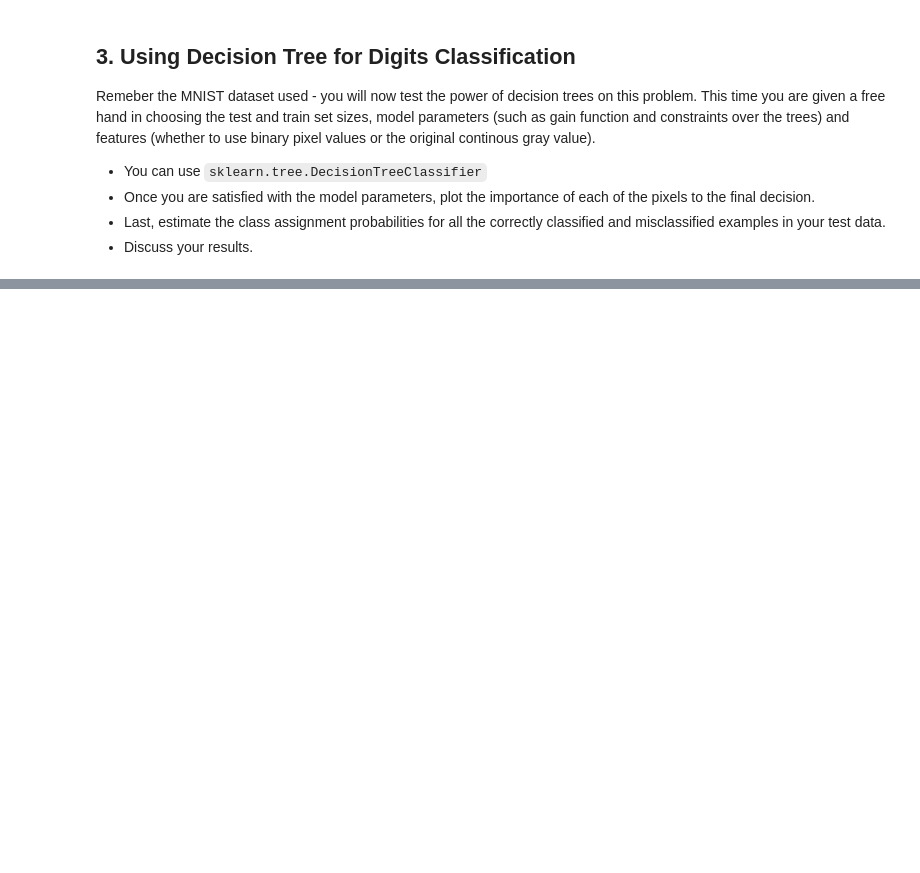
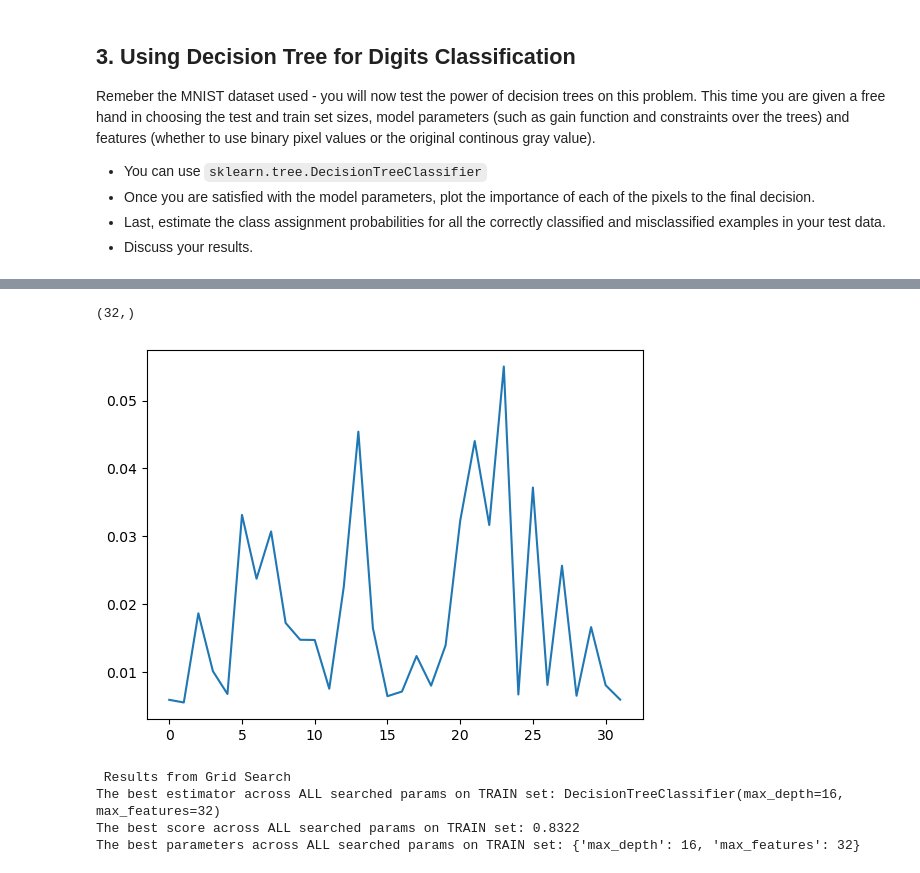
Before and after one commit to tansla/HWs_git, a Jupyter notebook: Decision Trees - Exercise.ipynb, the cells around one changed output, grey strips where cells are left out. Cells and saved outputs as stored; diff of their text form; code cells hidden in the pictures; blank space fills up the shorter version.

```diff
--- a/Decision Trees - Exercise.ipynb
+++ b/Decision Trees - Exercise.ipynb
@@ -138,0 +237,28 @@ This time you are given a free hand in choosing the test and train set sizes, mo
+# %%
+# Cheking for different values of feature importance how many features are there
+a = 0.005
+plt.plot(fi[fi>a])
+print(fi[fi>a].shape)
+# %% [output]
+(32,)
+[figure, added]
+# %%
+from sklearn.model_selection import GridSearchCV
+
+parameters = {'max_features':(3,8,11, 20,32), 'max_depth': range(5,50)}
+
+model = DecisionTreeClassifier()
+grid_GBC = GridSearchCV(model, parameters)
+grid_GBC.fit(X_train, y_train)
+
+best_params = grid_GBC.best_params_
+
+print(" Results from Grid Search " )
+print(f'The best estimator across ALL searched params on TRAIN set: {grid_GBC.best_estimator_}')
+print(f'The best score across ALL searched params on TRAIN set: {grid_GBC.best_score_:.4f}')
+print(f'The best parameters across ALL searched params on TRAIN set: {best_params}')
+# %% [output]
+ Results from Grid Search
+The best estimator across ALL searched params on TRAIN set: DecisionTreeClassifier(max_depth=16, max_features=32)
+The best score across ALL searched params on TRAIN set: 0.8322
+The best parameters across ALL searched params on TRAIN set: {'max_depth': 16, 'max_features': 32}
```
Also changed, not shown: parts of 25 cells of this notebook.
